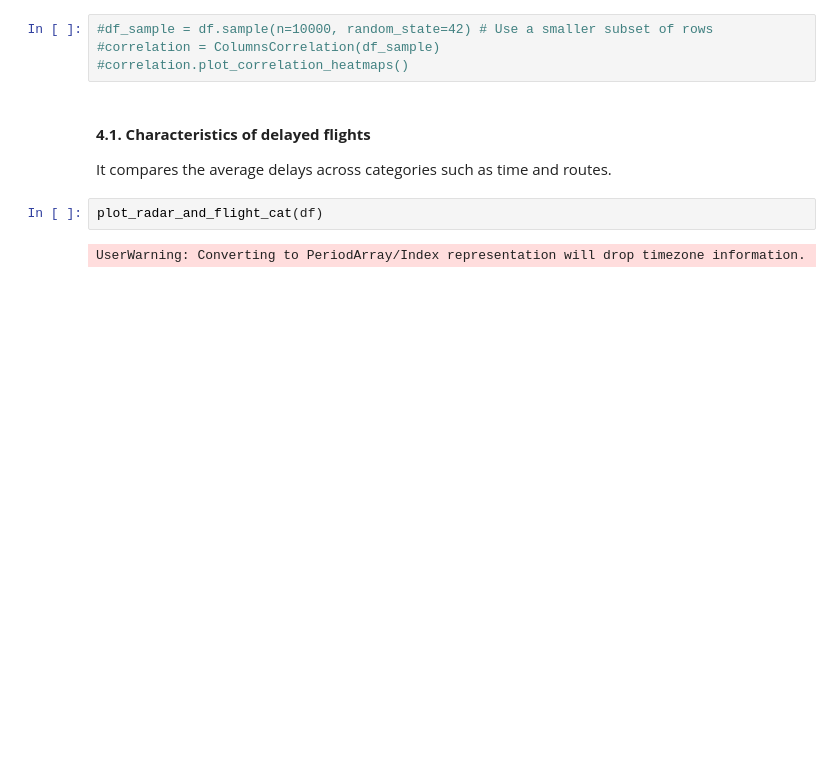
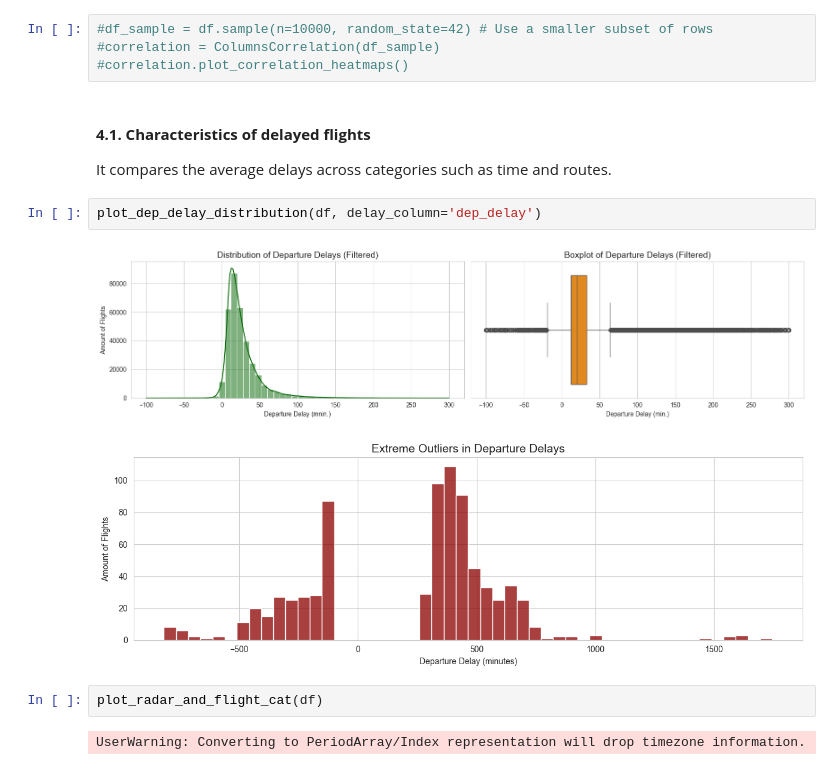
Before and after one commit to DT-Service-Consulting/avstats, a Jupyter notebook: avstats/AvStats_EDA.ipynb, the cells around one changed output. Cells and saved outputs as stored; diff of their text form; blank space fills up the shorter version.

Commit message:
Added plots to Visualizations.py
- plot_dep_delay_distribution()
- plot_scheduled_time_vs_delay()

```diff
--- a/avstats/AvStats_EDA.ipynb
+++ b/avstats/AvStats_EDA.ipynb
@@ -334,6 +369,11 @@ In statistics, Cramér's V is a measure of association between two nominal varia
 #### **4.1. Characteristics of delayed flights**
 
 It compares the average delays across categories such as time and routes.
+# %%
+plot_dep_delay_distribution(df, delay_column='dep_delay')
+# %% [output]
+[figure, added]
+[figure, added]
 # %%
 plot_radar_and_flight_cat(df)
 # %% [output]
```
Also changed, not shown: parts of 6 cells of this notebook, 4 other files.
